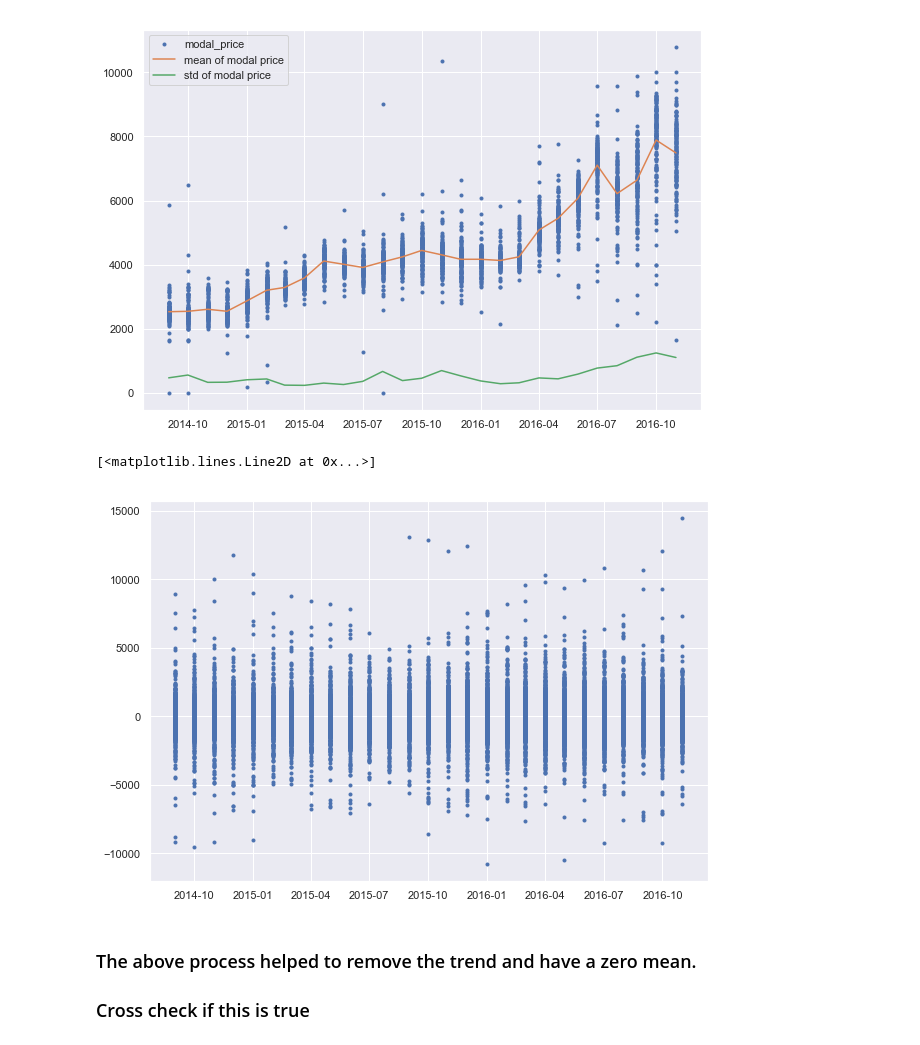
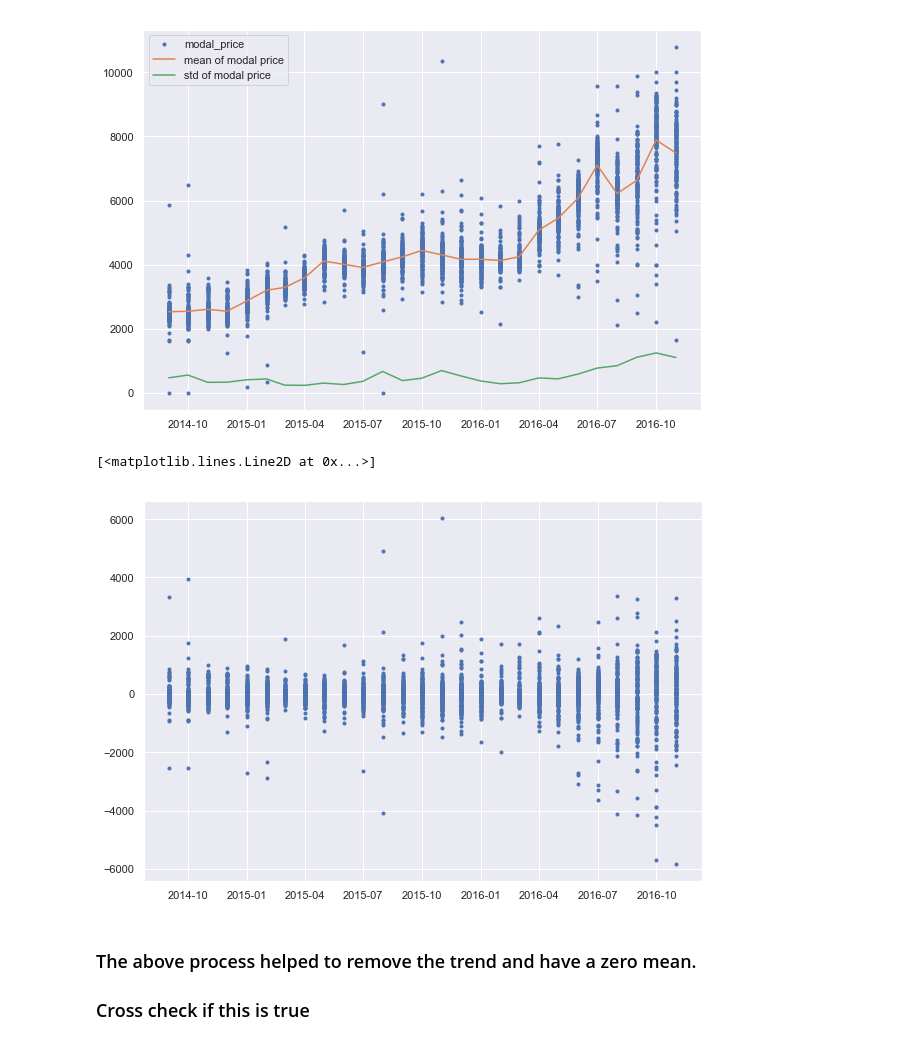
Before and after one commit to joshi-vipul/maharashtra_mandi, a Jupyter notebook: time_series_analysis_mandi.ipynb, the cells around one changed output. Cells and saved outputs as stored; diff of their text form; code cells hidden in the pictures.

```diff
--- a/time_series_analysis_mandi.ipynb
+++ b/time_series_analysis_mandi.ipynb
@@ -109,10 +114,10 @@ plt.legend(['modal_price','mean of modal price','std of modal price'])
 new_df['fluctuation'] = new_df['modal_price']-new_df['Monthly Average']
 # %%
 plt.figure(figsize=(10,7))
-plt.plot(new_df['date'],new_df['fluctuation'],'.')
+plt.plot(new_df[new_df['Commodity']=='gram']['date'],new_df[new_df['Commodity']=='gram']['fluctuation'],'.')
 # %% [output]
 [<matplotlib.lines.Line2D at 0x...>]
-[figure, old version]
+[figure, new version]
 # %% [markdown]
 ### The above process helped to remove the trend and have a zero mean.
 ### Cross check if this is true
```
Also changed, not shown: parts of 12 cells of this notebook.
